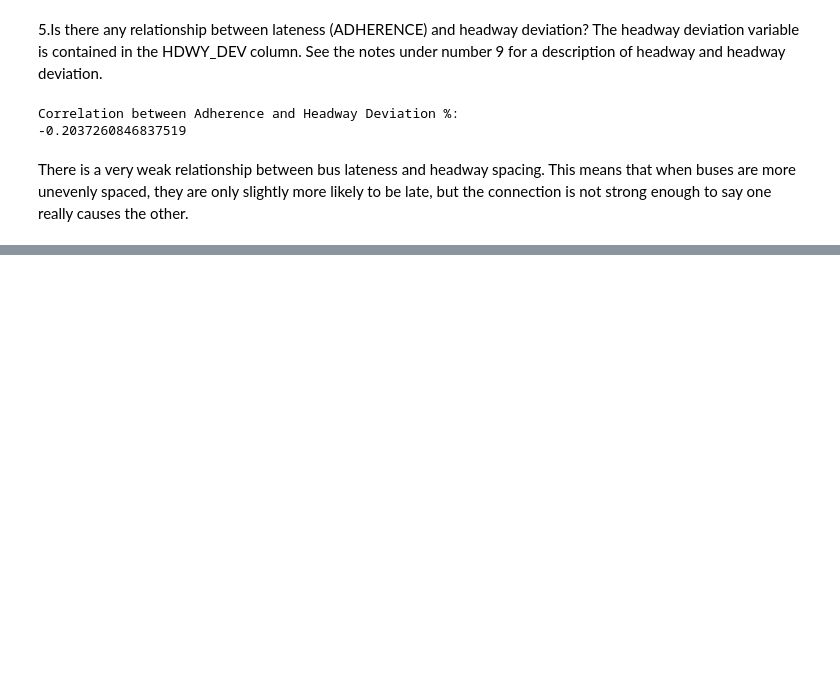
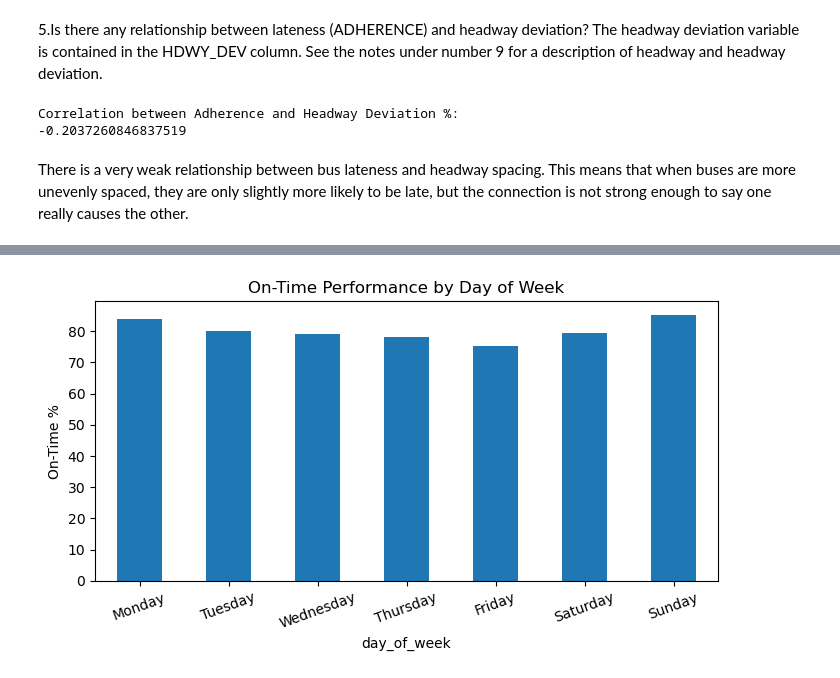
Before and after one commit to NewForce-Data-Cohort-12/we-go-free-wheely, a Jupyter notebook: notebooks/wegogroupproject.ipynb, the cells around one changed output, grey strips where cells are left out. Cells and saved outputs as stored; diff of their text form; code cells hidden in the pictures; blank space fills up the shorter version.

```diff
--- a/notebooks/wegogroupproject.ipynb
+++ b/notebooks/wegogroupproject.ipynb
@@ -319,0 +560,12 @@ There is a very weak relationship between bus lateness and headway spacing. This
+# %%
+dow_perf['on_time_pct'].reindex([
+    'Monday','Tuesday','Wednesday','Thursday','Friday','Saturday','Sunday'
+]).plot(kind='bar', figsize=(7,4))
+
+plt.title("On-Time Performance by Day of Week")
+plt.ylabel("On-Time %")
+plt.xticks(rotation=20)
+plt.tight_layout()
+plt.show()
+# %% [output]
+[figure, added]
```
Also changed, not shown: parts of 24 cells of this notebook, 2 other files.
